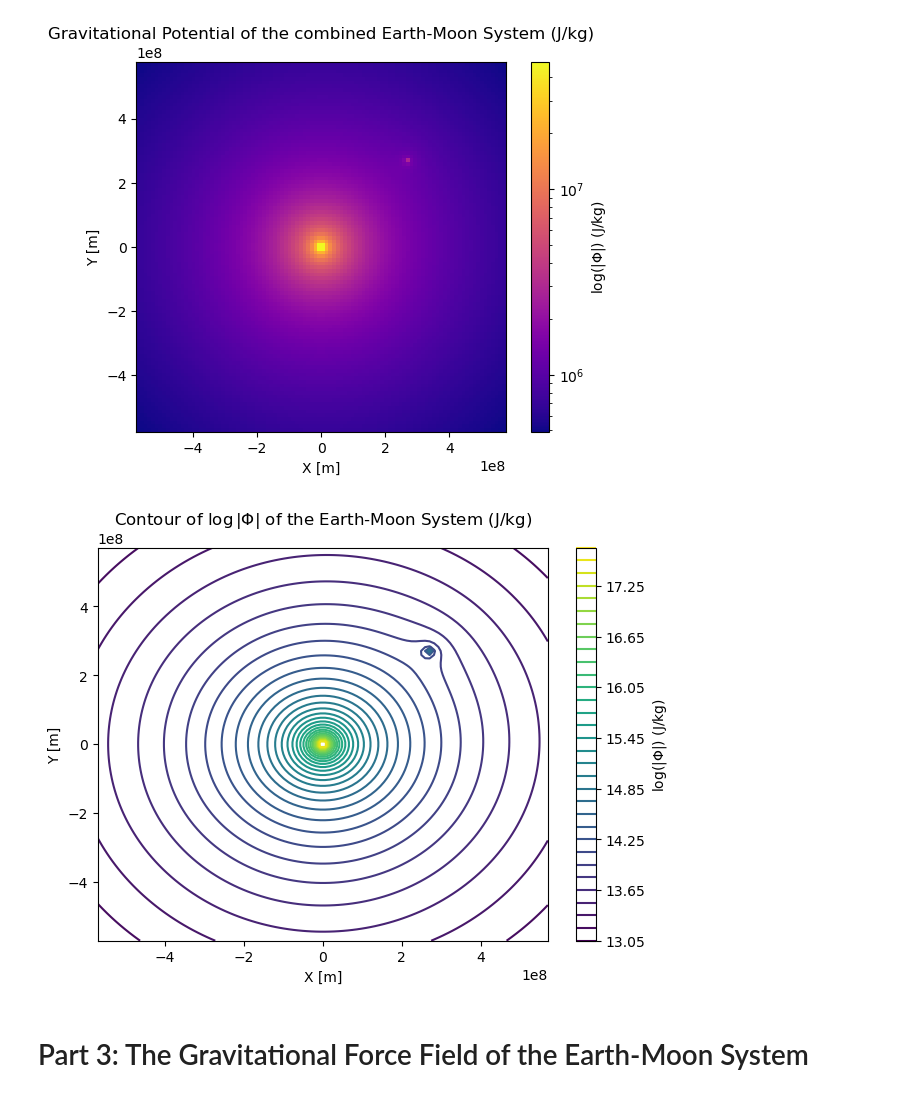
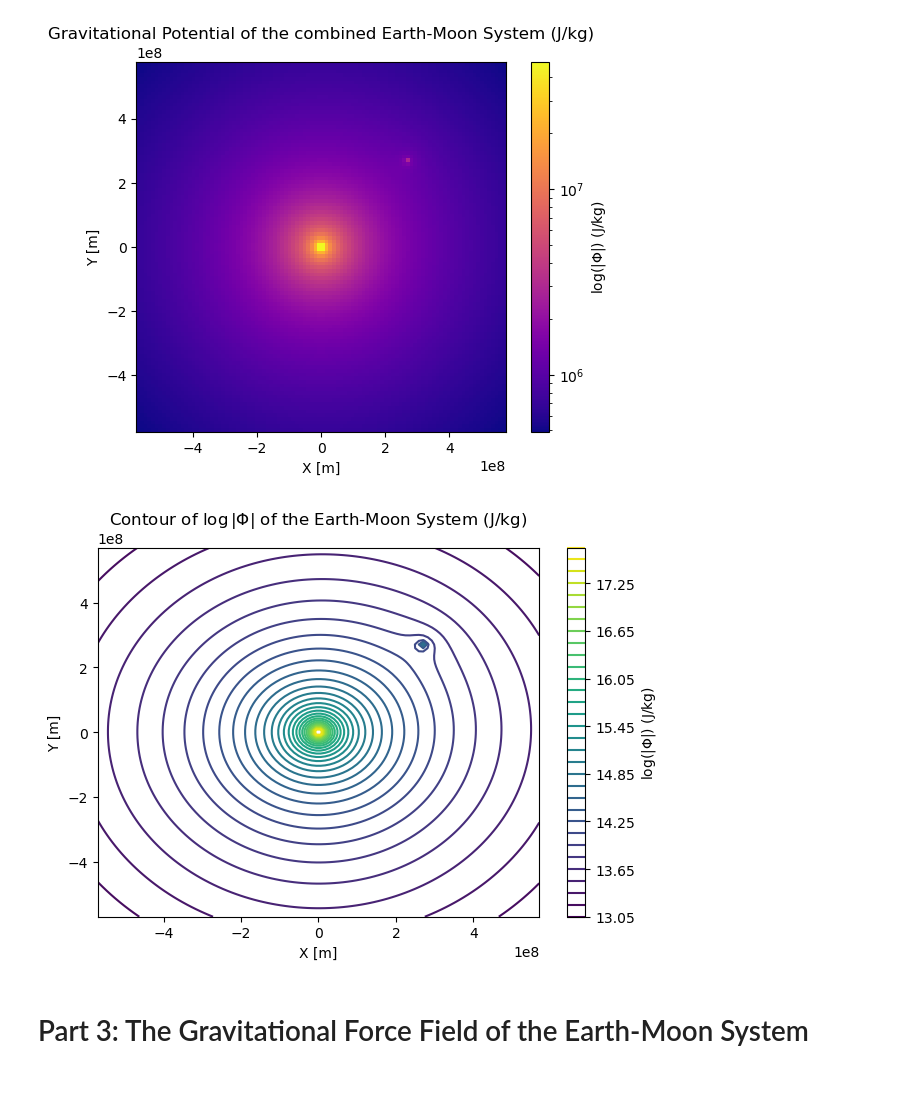
Before and after one commit to Edward-Bertrand/PHYS265-spring25, a Jupyter notebook: Lab1/Bertrand_Lab1.ipynb, the cells around one changed output. Drawn from its saved outputs; the diff is of its cells as text; code cells hidden in the pictures.

```diff
--- a/Lab1/Bertrand_Lab1.ipynb
+++ b/Lab1/Bertrand_Lab1.ipynb
@@ -85,15 +85,15 @@ plt.savefig("GravPotentialOfEarth_MoonSystem")
 # %%
 fig4, ax4 = plt.subplots()
 cont = ax4.contour(x_grid2,y_grid2,np.log(z3), 40)
 cbar3 = fig4.colorbar(cont, label=r'log($|\Phi|$) (J/kg)')
 fig4.tight_layout()
 ax4.set_xlabel("X [m]")
 ax4.set_ylabel("Y [m]")
 ax4.set_title(r"Contour of $\log{|\Phi|}$ of the Earth-Moon System (J/kg)")
-fig.tight_layout()
+plt.tight_layout()
 plt.savefig("Contour_of_Earth_Moon_System");
 # %% [output]
-[figure, old version]
+[figure, new version]
 # %% [markdown]
 # Part 3: The Gravitational Force Field of the Earth-Moon System
 # %%
```
Also changed, not shown: 1 other file.
